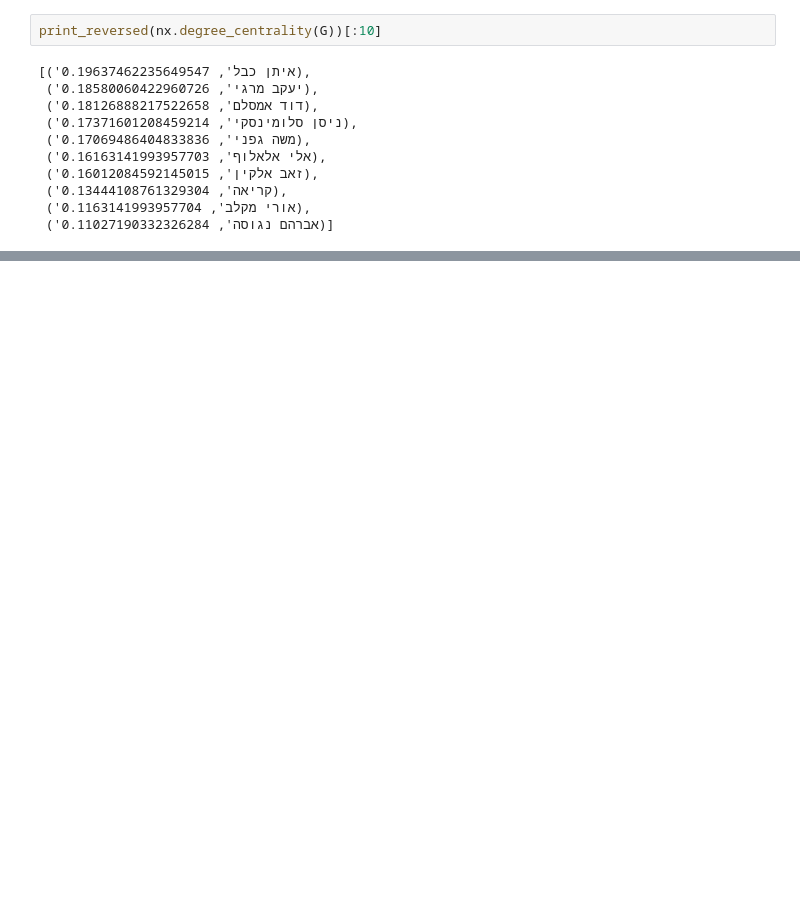
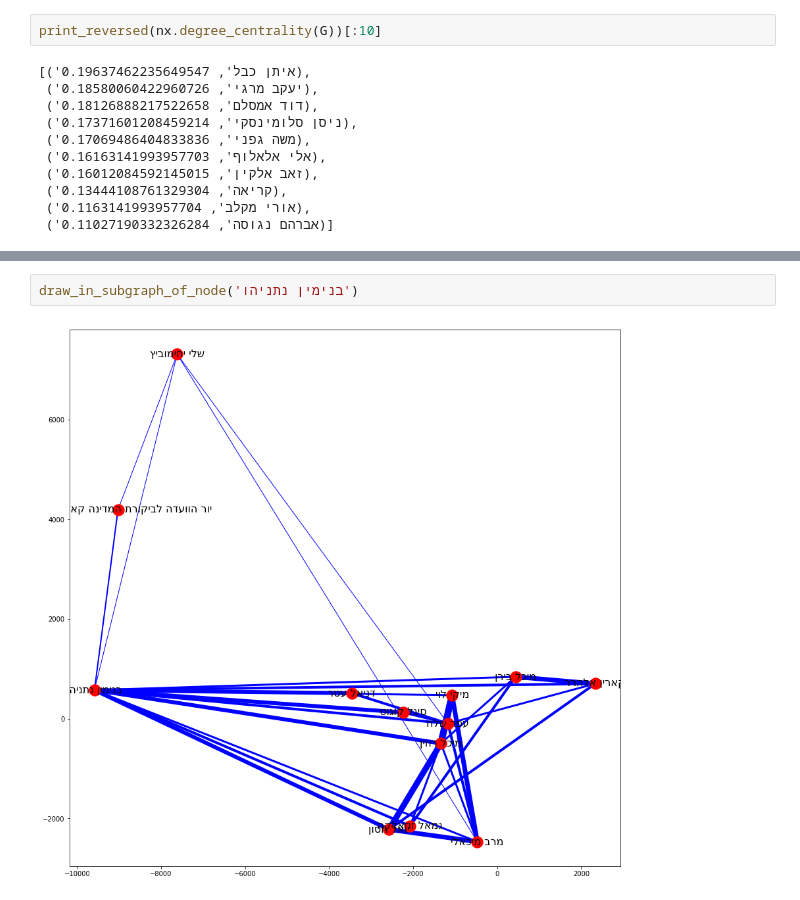
Before and after one commit to hasadna/knesset-data-pipelines, a Jupyter notebook: jupyter-notebooks/GraphsNRoses.ipynb, the cells around one changed output, grey strips where cells are left out. Drawn from its saved outputs; the diff is of its cells as text; blank space fills up the shorter version.

```diff
--- a/jupyter-notebooks/GraphsNRoses.ipynb
+++ b/jupyter-notebooks/GraphsNRoses.ipynb
@@ -93,0 +124,4 @@ draw_subgraph_of_node('בנימין נתניהו')
+# %%
+draw_in_subgraph_of_node('בנימין נתניהו')
+# %% [output]
+[figure, added]
```
Also changed, not shown: parts of 11 cells of this notebook, 4 other files.
